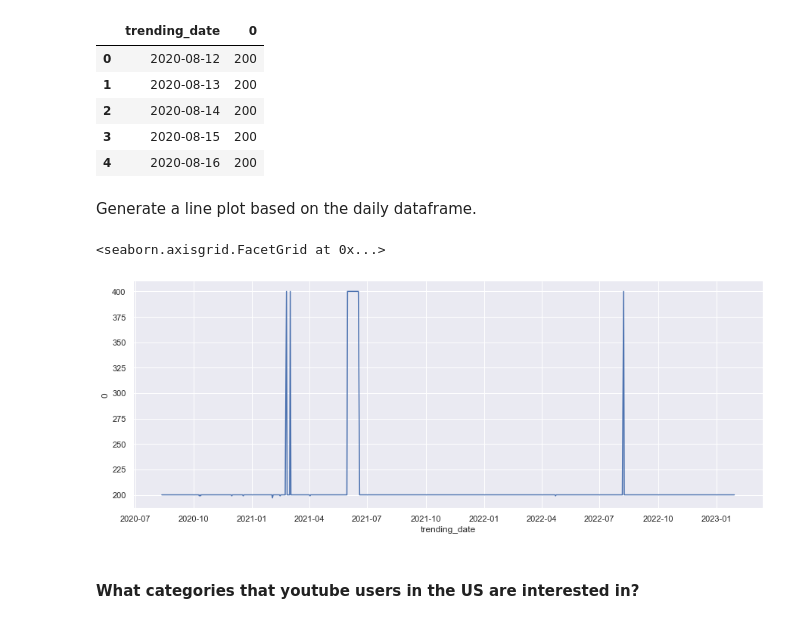
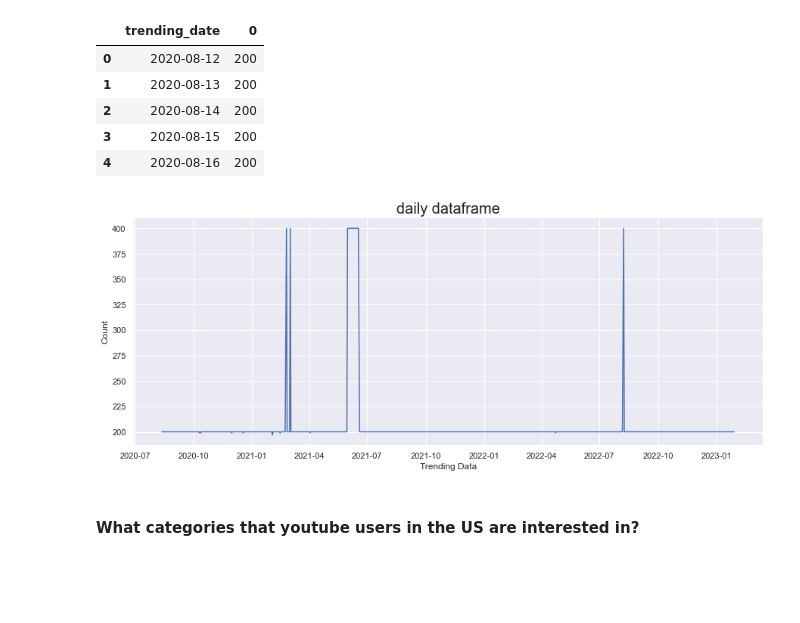
Before and after one commit to amira-bendjama/Youtube-Trending-Page-Analysis, a Jupyter notebook: project_scooping.ipynb, the cells around one changed output. Cells and saved outputs as stored; diff of their text form; code cells hidden in the pictures; blank space fills up the shorter version.

```diff
--- a/project_scooping.ipynb
+++ b/project_scooping.ipynb
@@ -291,14 +286,14 @@ daily.head()
 | 2 | 2020-08-14 | 200 |
 | 3 | 2020-08-15 | 200 |
 | 4 | 2020-08-16 | 200 |
-# %% [markdown]
-Generate a line plot based on the daily dataframe.
 # %%
-sns.relplot(data=daily, x='trending_date', y=0,
+#Generate a line plot based on the daily dataframe.
+a = sns.relplot(data=daily, x='trending_date', y=0,
 kind='line', aspect=2.5)
+a.set( xlabel='Trending Data', ylabel='Count')
+_ = plt.title("daily dataframe", fontsize = 20)
 # %% [output]
-<seaborn.axisgrid.FacetGrid at 0x...>
-[figure, old version]
+[figure, new version]
 # %% [markdown]
 #### What categories that youtube users in the US are interested in?
 # %%
```
Also changed, not shown: parts of 18 cells of this notebook, 1 other file.
